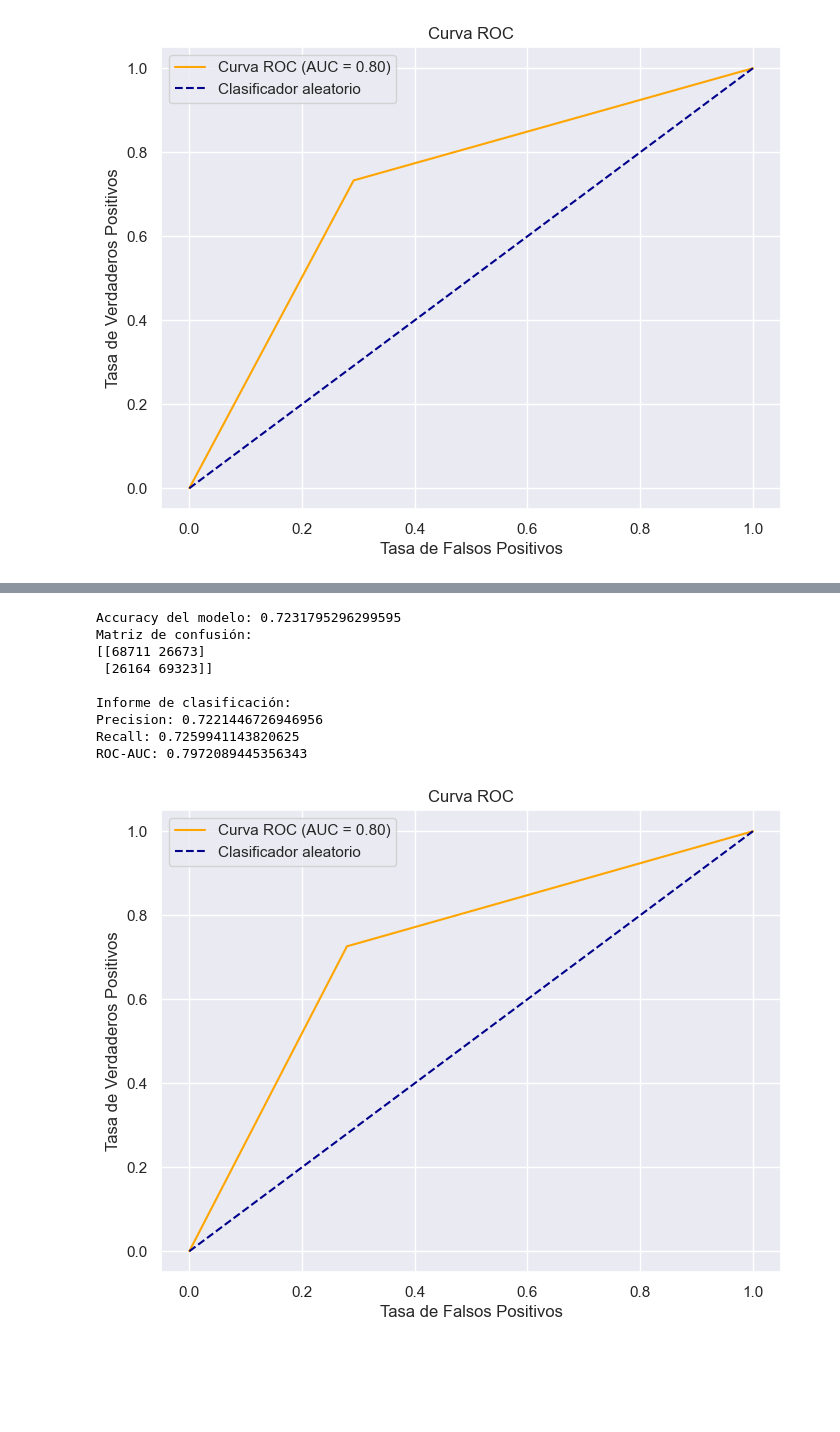
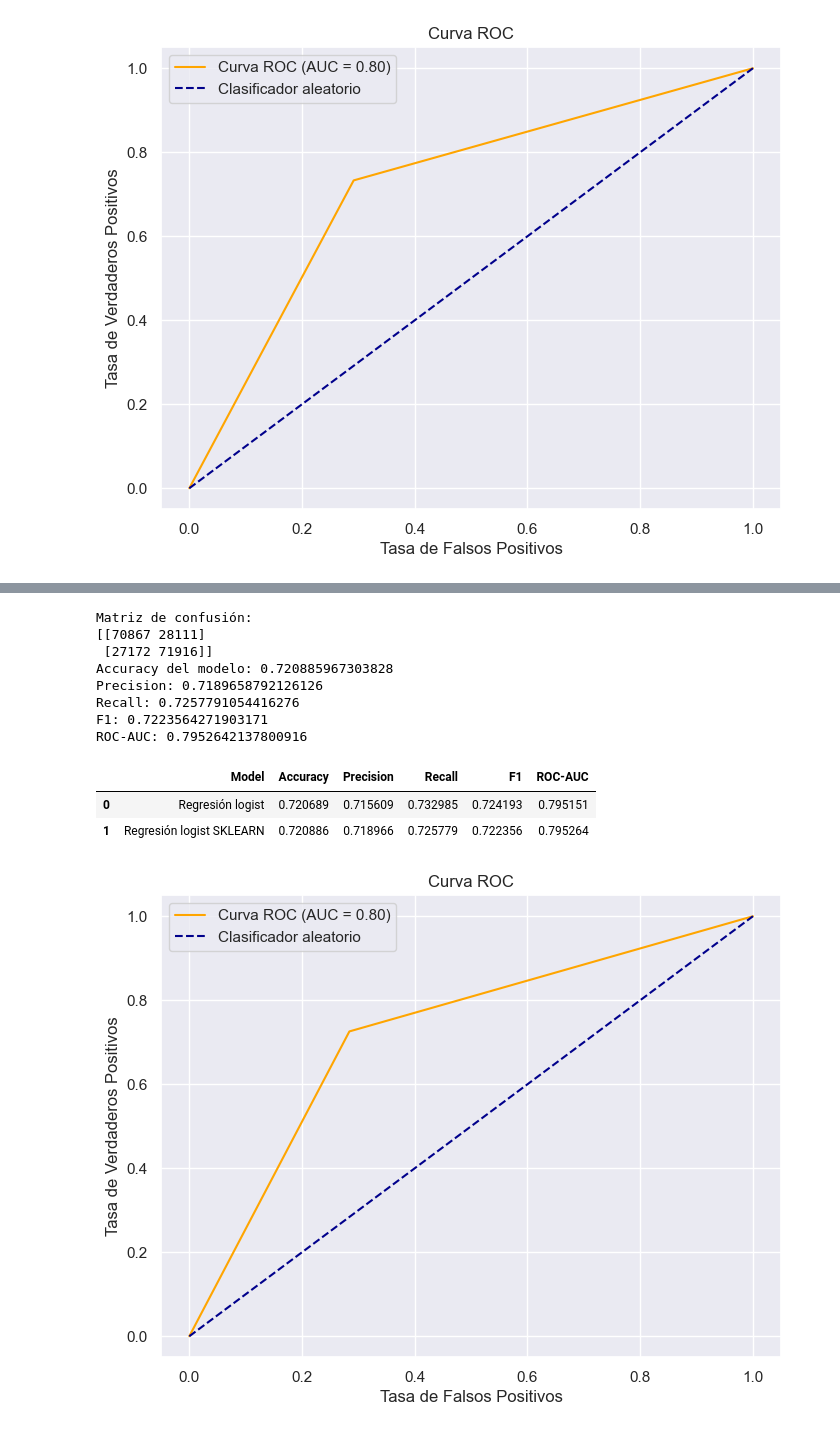
Before and after one commit to stijopa/Proyecto_Integrador, a Jupyter notebook: exploracion.ipynb, the cells around one changed output, grey strips where cells are left out. Cells and saved outputs as stored; diff of their text form; code cells hidden in the pictures; blank space fills up the shorter version.

```diff
--- a/exploracion.ipynb
+++ b/exploracion.ipynb
@@ -463,30 +538,47 @@ y_pred_score = result1.predict_proba(X_val_z)[:,1]
 # %%
 # Calcular la precisión del modelo
-accuracy = accuracy_score(Y_val, y_pred)
-print(f"Accuracy del modelo: {accuracy}")
 
 # Mostrar la matriz de confusión y el informe de clasificación
 print("Matriz de confusión:")
 print(confusion_matrix(Y_val, y_pred))
 
-print("\nInforme de clasificación:")
+
+accuracy = accuracy_score(Y_val, y_pred)
 precision = precision_score(Y_val, y_pred)
 recall = recall_score(Y_val, y_pred)
+f1_sc = f1_score(Y_val, y_pred)
 roc_auc = roc_auc_score(Y_val, y_pred_score)
 
+print(f"Accuracy del modelo: {accuracy}")
 print(f'Precision: {precision}')
 print(f'Recall: {recall}')
+print(f'F1: {f1_sc}')
 print(f'ROC-AUC: {roc_auc}')
+
+mod_metrics = {
+    'Model' : 'Regresión logist SKLEARN',
+    'Accuracy': accuracy,
+    'Precision' :precision,
+    'Recall': recall,
+    'F1': f1_sc,
+    'ROC-AUC': roc_auc
+}
+models_metrics = models_metrics.append(mod_metrics, ignore_index=True)
 # %% [output]
-Accuracy del modelo: 0.7231795296299595
 Matriz de confusión:
-[[68711 26673]
- [26164 69323]]
-
-Informe de clasificación:
-Precision: 0.7221446726946956
-Recall: 0.7259941143820625
-ROC-AUC: 0.7972089445356343
+[[70867 28111]
+ [27172 71916]]
+Accuracy del modelo: 0.720885967303828
+Precision: 0.7189658792126126
+Recall: 0.7257791054416276
+F1: 0.7223564271903171
+ROC-AUC: 0.7952642137800916
+# %%
+models_metrics
+# %% [output]
+|  | Model | Accuracy | Precision | Recall | F1 | ROC-AUC |
+| 0 | Regresión logist | 0.720689 | 0.715609 | 0.732985 | 0.724193 | 0.795151 |
+| 1 | Regresión logist SKLEARN | 0.720886 | 0.718966 | 0.725779 | 0.722356 | 0.795264 |
 # %%
 ### Curva ROC
 fpr, tpr, thresholds = roc_curve(Y_val, y_pred)
```
Also changed, not shown: parts of 47 cells of this notebook.
